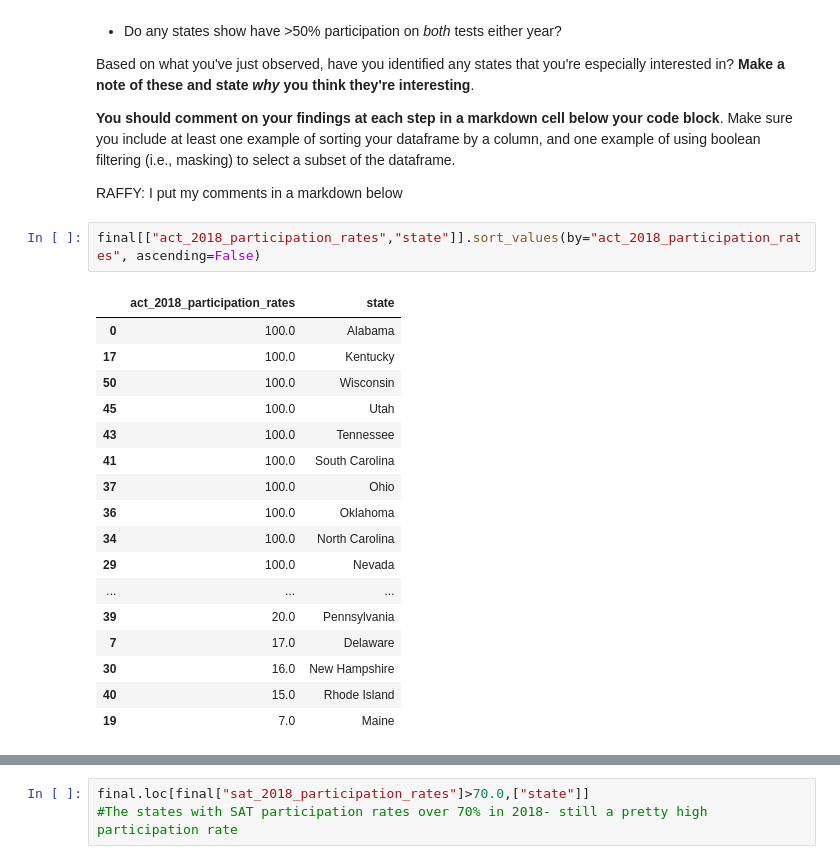
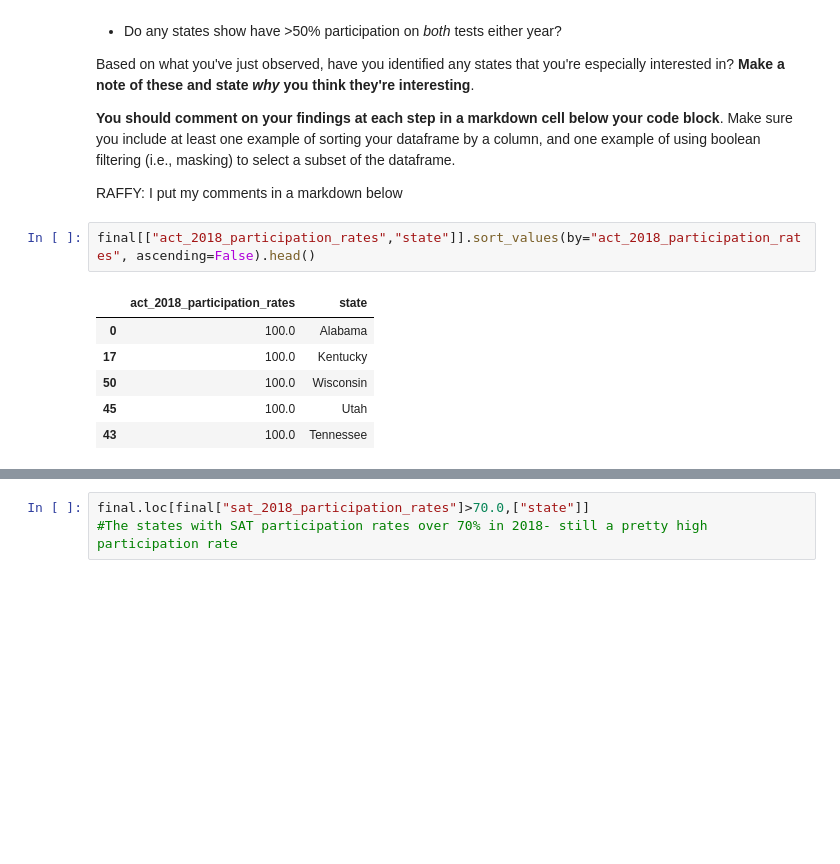
Before and after one commit to dmiz6393/ACT_SAT_dataset, a Jupyter notebook: code/starter-code.ipynb, the cells around one changed output, grey strips where cells are left out. Drawn from its saved outputs; the diff is of its cells as text; blank space fills up the shorter version.

```diff
--- a/code/starter-code.ipynb
+++ b/code/starter-code.ipynb
@@ -795,23 +775,12 @@ Based on what you've just observed, have you identified any states that you're e
 
 RAFFY: I put my comments in a markdown below
 # %%
-final[["act_2018_participation_rates","state"]].sort_values(by="act_2018_participation_rates", ascending=False)
+final[["act_2018_participation_rates","state"]].sort_values(by="act_2018_participation_rates", ascending=False).head()
 # %% [output]
 |  | act_2018_participation_rates | state |
 | 0 | 100.0 | Alabama |
 | 17 | 100.0 | Kentucky |
 | 50 | 100.0 | Wisconsin |
 | 45 | 100.0 | Utah |
 | 43 | 100.0 | Tennessee |
-| 41 | 100.0 | South Carolina |
-| 37 | 100.0 | Ohio |
-| 36 | 100.0 | Oklahoma |
-| 34 | 100.0 | North Carolina |
-| 29 | 100.0 | Nevada |
-| ... | ... | ... |
-| 39 | 20.0 | Pennsylvania |
-| 7 | 17.0 | Delaware |
-| 30 | 16.0 | New Hampshire |
-| 40 | 15.0 | Rhode Island |
-| 19 | 7.0 | Maine |
 # %%
```
Also changed, not shown: parts of 13 cells of this notebook.
